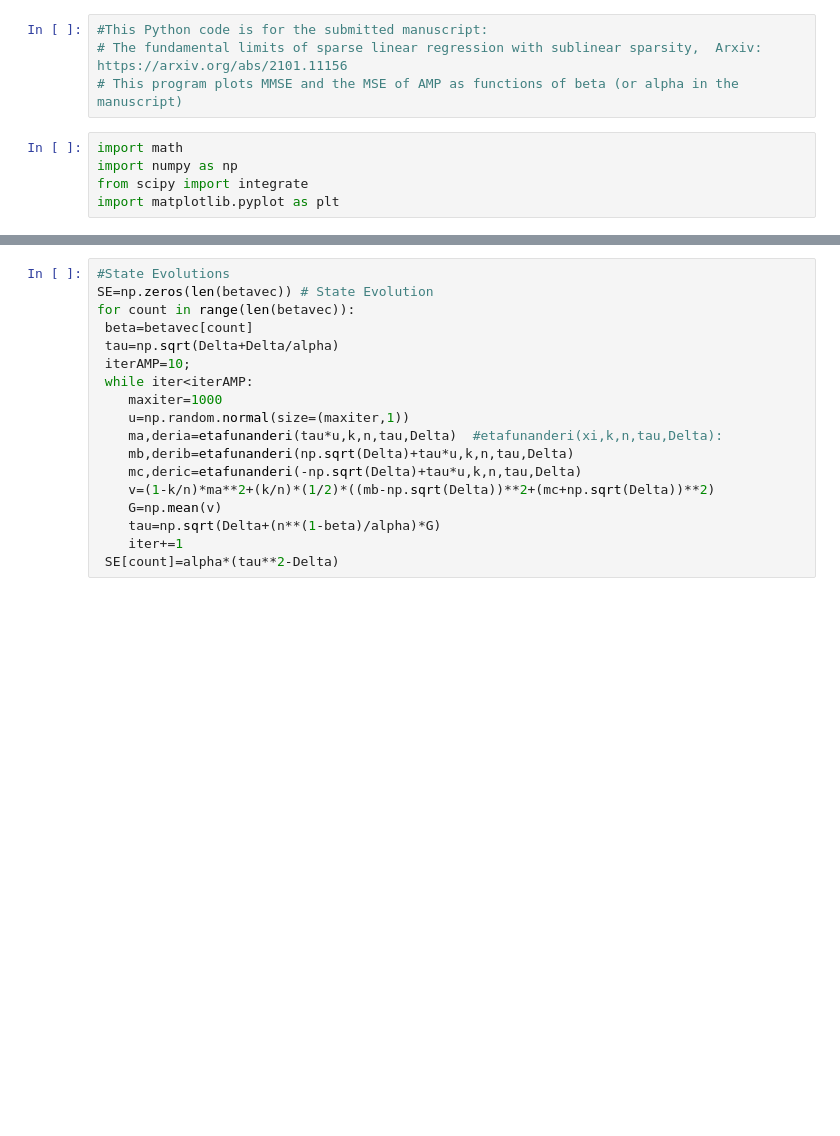
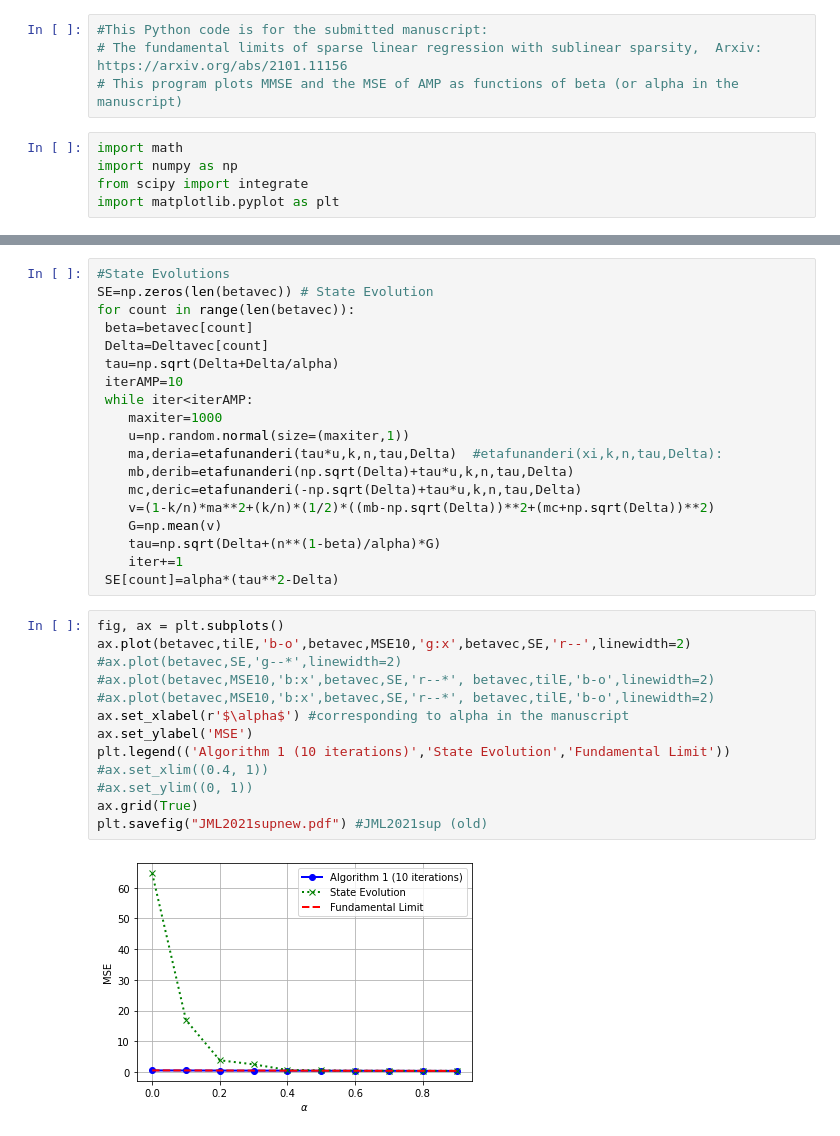
Before and after one commit to LanTruong1980/AMP, a Jupyter notebook: File2ICML2021-Mayv2.ipynb, the cells around one changed output, grey strips where cells are left out. Saved outputs shown, nothing was run; the diff lists cells and outputs as text; blank space fills up the shorter version.

```diff
--- a/File2ICML2021-Mayv2.ipynb
+++ b/File2ICML2021-Mayv2.ipynb
@@ -183,8 +185,9 @@ for count in range(len(betavec)):
 SE=np.zeros(len(betavec)) # State Evolution
 for count in range(len(betavec)):
  beta=betavec[count]
+ Delta=Deltavec[count]
  tau=np.sqrt(Delta+Delta/alpha)
- iterAMP=10;
+ iterAMP=10
  while iter<iterAMP:
     maxiter=1000
     u=np.random.normal(size=(maxiter,1))
@@ -196,6 +199,21 @@ for count in range(len(betavec)):
     tau=np.sqrt(Delta+(n**(1-beta)/alpha)*G)
     iter+=1
  SE[count]=alpha*(tau**2-Delta)
+# %%
+fig, ax = plt.subplots()
+ax.plot(betavec,tilE,'b-o',betavec,MSE10,'g:x',betavec,SE,'r--',linewidth=2)
+#ax.plot(betavec,SE,'g--*',linewidth=2)
+#ax.plot(betavec,MSE10,'b:x',betavec,SE,'r--*', betavec,tilE,'b-o',linewidth=2)
+#ax.plot(betavec,MSE10,'b:x',betavec,SE,'r--*', betavec,tilE,'b-o',linewidth=2)
+ax.set_xlabel(r'$\alpha$') #corresponding to alpha in the manuscript
+ax.set_ylabel('MSE')
+plt.legend(('Algorithm 1 (10 iterations)','State Evolution','Fundamental Limit'))
+#ax.set_xlim((0.4, 1))
+#ax.set_ylim((0, 1))
+ax.grid(True)
+plt.savefig("JML2021supnew.pdf") #JML2021sup (old)
+# %% [output]
+[figure, added]
 # %%
 fig, ax = plt.subplots()
 #ax.plot(betavec,tilE,'b-o',betavec,MSE10,'m:x',betavec,MSE11,'r-.+',betavec,SE,'g--*',linewidth=2)
```
Also changed, not shown: parts of 4 cells of this notebook.
